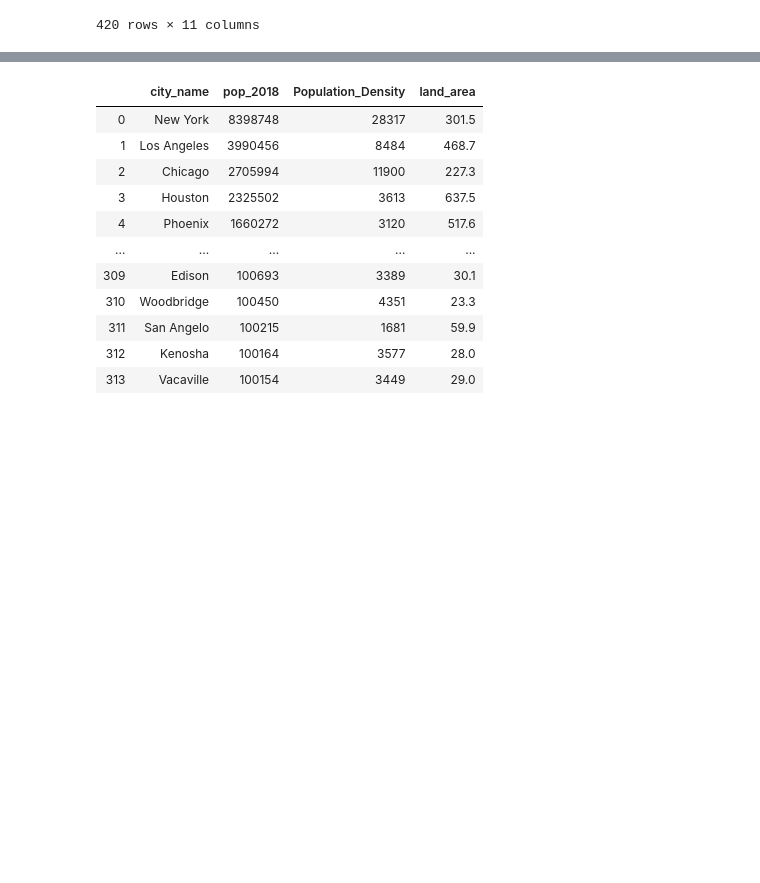
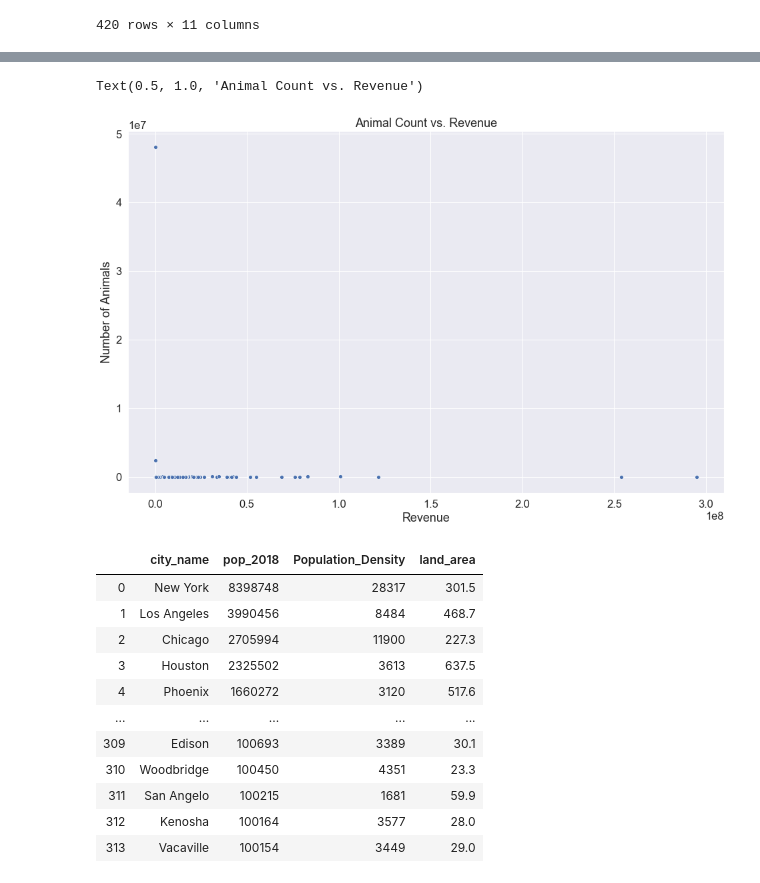
Before and after one commit to ConnorHaas03/WebScrapyProject, a Jupyter notebook: ScrapyProject.ipynb, the cells around one changed output, grey strips where cells are left out. Drawn from its saved outputs; the diff is of its cells as text; code cells hidden in the pictures; blank space fills up the shorter version.

```diff
--- a/ScrapyProject.ipynb
+++ b/ScrapyProject.ipynb
@@ -259,3 +319,12 @@ zooDF4
+# %%
+aniRevDF = zooDF5.copy()
+
+plt.figure(figsize=(16,10))
+sns.set(font_scale=1.5)
+sns.scatterplot(x=aniRevDF['Revenue'], y=aniRevDF['Number of Animals'], data=aniRevDF, ci= None).set_title("Animal Count vs. Revenue")
+# %% [output]
+Text(0.5, 1.0, 'Animal Count vs. Revenue')
+[figure, added]
 # %%
 landArea = countryDF.loc[0,'city_2016_land_area'].split('\n')
 landArea = list(map(lambda s: re.sub('[^0-9.]','',s),landArea))
```
Also changed, not shown: parts of 11 cells of this notebook, 2 other files.
